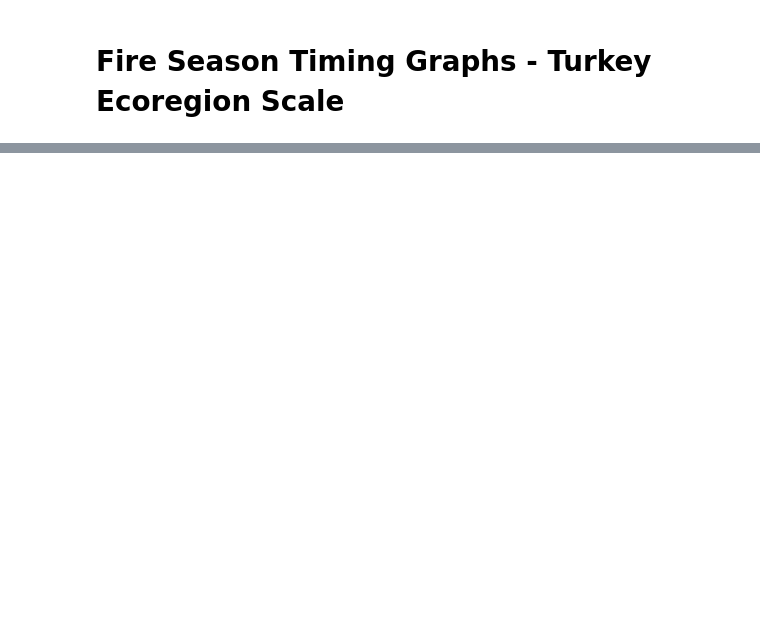
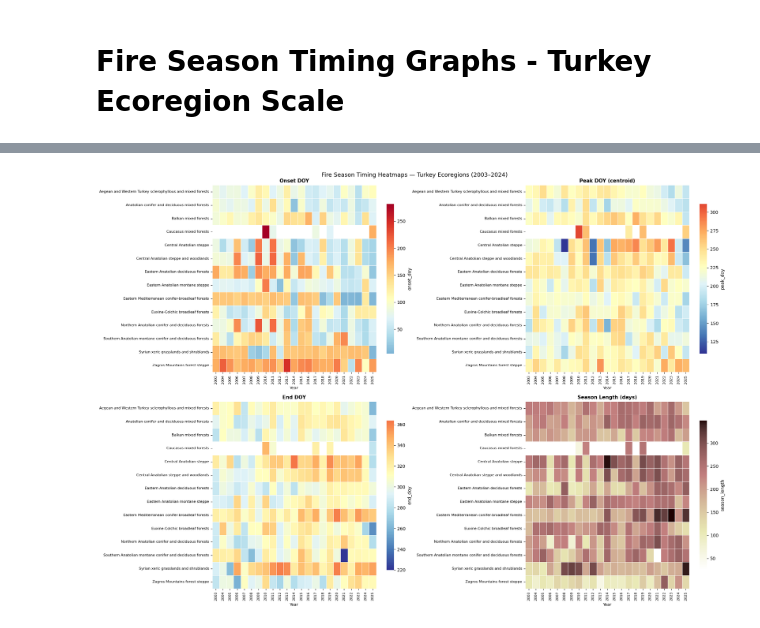
Before and after one commit to ismailbekar/TGPF, a Jupyter notebook: 00_Pilot_TR_EDA.ipynb, the cells around one changed output, grey strips where cells are left out. Cells and saved outputs as stored; diff of their text form; code cells hidden in the pictures; blank space fills up the shorter version.

```diff
--- a/00_Pilot_TR_EDA.ipynb
+++ b/00_Pilot_TR_EDA.ipynb
@@ -61,6 +121,4 @@ plt.show()
 # %%
-import seaborn as sns
-
 fig, axes = plt.subplots(2, 2, figsize=(20, 14))
 fig.suptitle('Fire Season Timing Heatmaps — Turkey Ecoregions (2003–2024)', fontsize=13)
 
@@ -70,36 +128,33 @@ metrics = [
     ('end_doy',       'End DOY',              'RdYlBu_r'),
     ('season_length', 'Season Length (days)', 'pink_r'),    # red=short, green=long
 ]
 
 for ax, (metric, title, cmap) in zip(axes.flatten(), metrics):
     pivot = master_df.pivot(index='eco_name', columns='year', values=metric)
 
-    # Diverging: center the colormap around the median value of each metric
-    vmin   = pivot.values.min()
-    vmax   = pivot.values.max()
     # Only center diverging colormaps (onset, peak, end) — not season_length
     center = np.nanmean(pivot.values) if metric != 'season_length' else None
 
     sns.heatmap(
         pivot,
         ax         = ax,
         cmap       = cmap,
         center     = center,
-        vmin       = vmin,
-        vmax       = vmax,
         linewidths = 0.4,
         linecolor  = 'white',
         annot      = False,
         cbar_kws   = {'shrink': 0.8, 'label': metric}
     )
 
     ax.set_title(title, fontsize=11, fontweight='bold')
     ax.set_xlabel('Year', fontsize=9)
     ax.set_ylabel('')
     ax.tick_params(axis='y', labelsize=8)
     ax.tick_params(axis='x', labelsize=8, rotation=90)
 
 plt.tight_layout()
 plt.savefig(f'{graphs_dir}/graph_02_heatmap.png', dpi=150, bbox_inches='tight')
 plt.show()
+# %% [output]
+[figure, added]
 # %%
```
Also changed, not shown: parts of 7 cells of this notebook, 2 other files.
